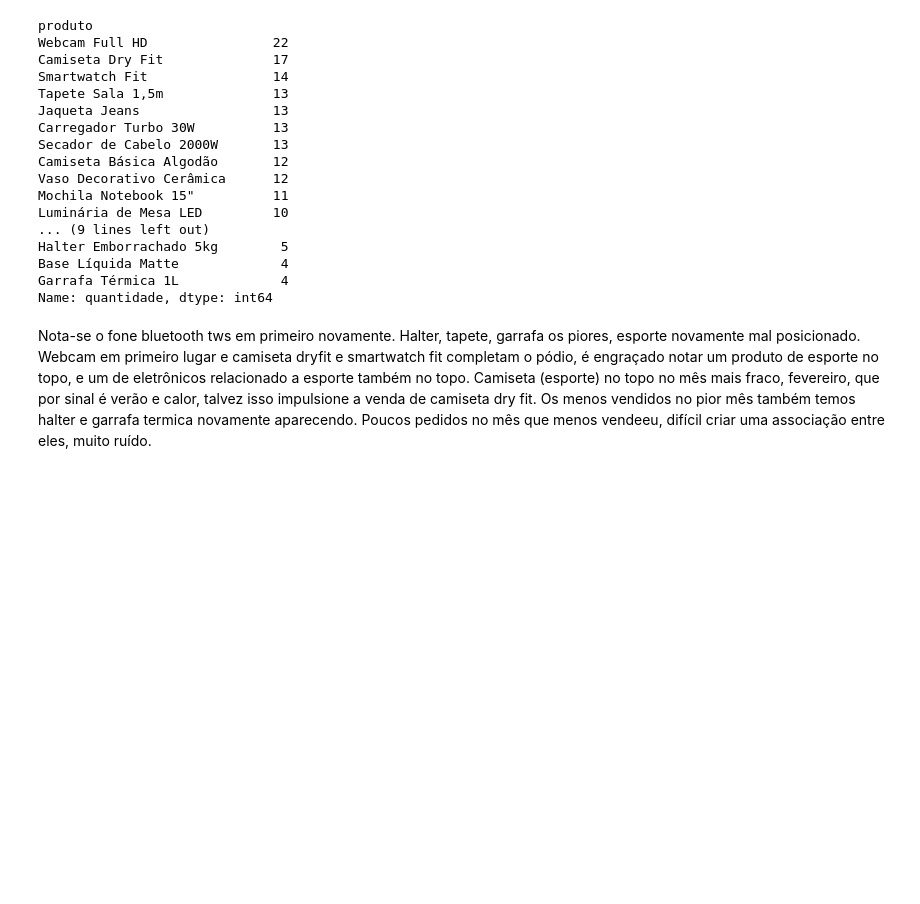
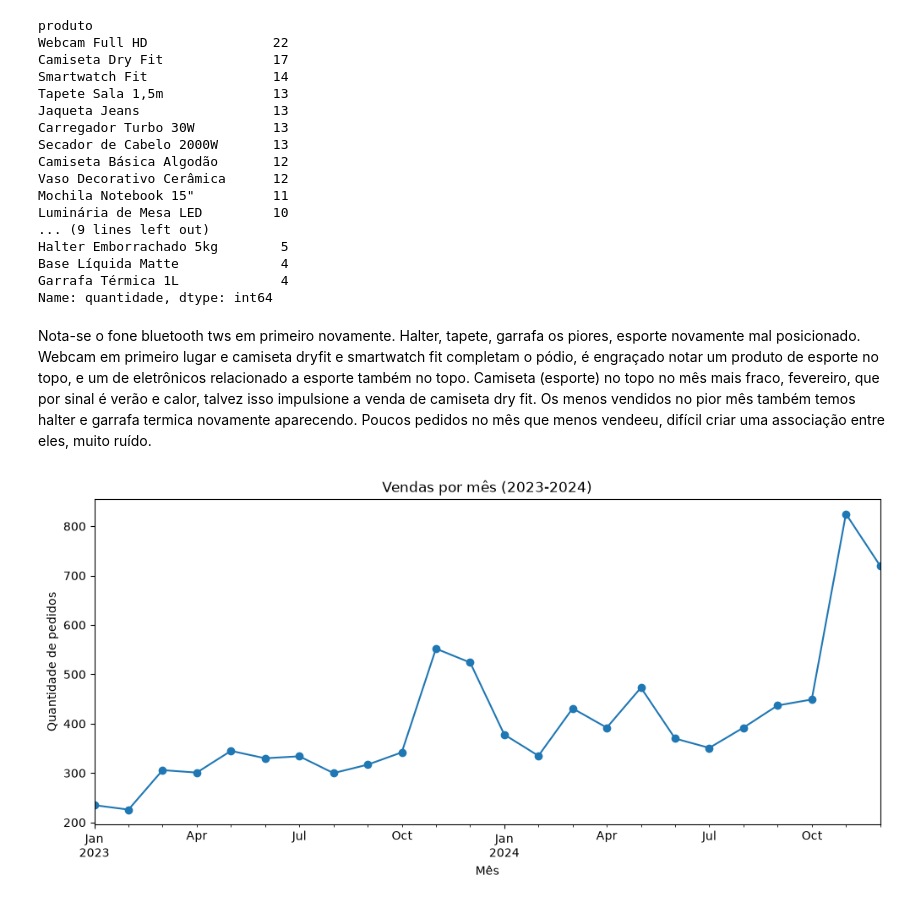
Before and after one commit to luizolavoremy/analise-pedidos-loja, a Jupyter notebook: analise_pedidos.ipynb, the cells around one changed output. Cells and saved outputs as stored; diff of their text form; code cells hidden in the pictures; blank space fills up the shorter version.

Commit message:
gráfico de vendas por mês

```diff
--- a/analise_pedidos.ipynb
+++ b/analise_pedidos.ipynb
@@ -914,0 +917,11 @@ Nota-se o fone bluetooth tws em primeiro novamente. Halter, tapete, garrafa os p
+# %%
+vendas_por_mes = df.groupby(df["data_pedido"].dt.to_period("M"))["quantidade"].sum()
+# %%
+vendas_por_mes.plot(kind="line", figsize=(12, 5), marker="o")
+plt.title("Vendas por mês (2023-2024)")
+plt.xlabel("Mês")
+plt.ylabel("Quantidade de pedidos")
+plt.savefig("vendas_por_mes.png")
+plt.show()
+# %% [output]
+[figure, added]
```
Also changed, not shown: parts of 2 cells of this notebook, 2 other files.
